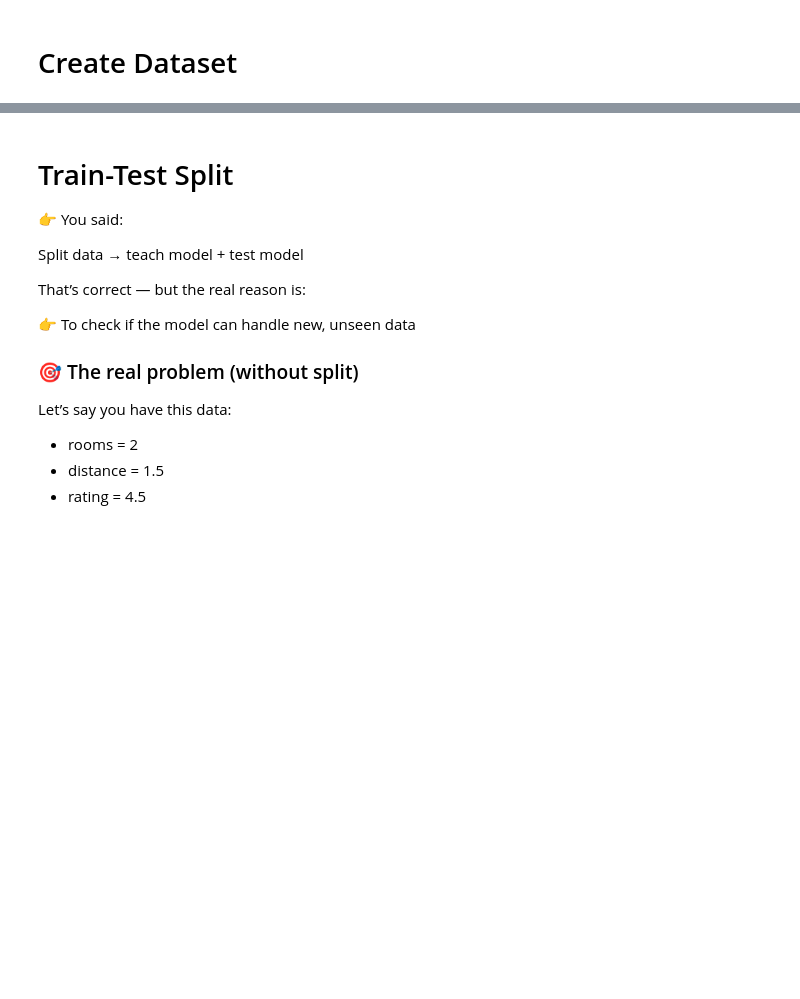
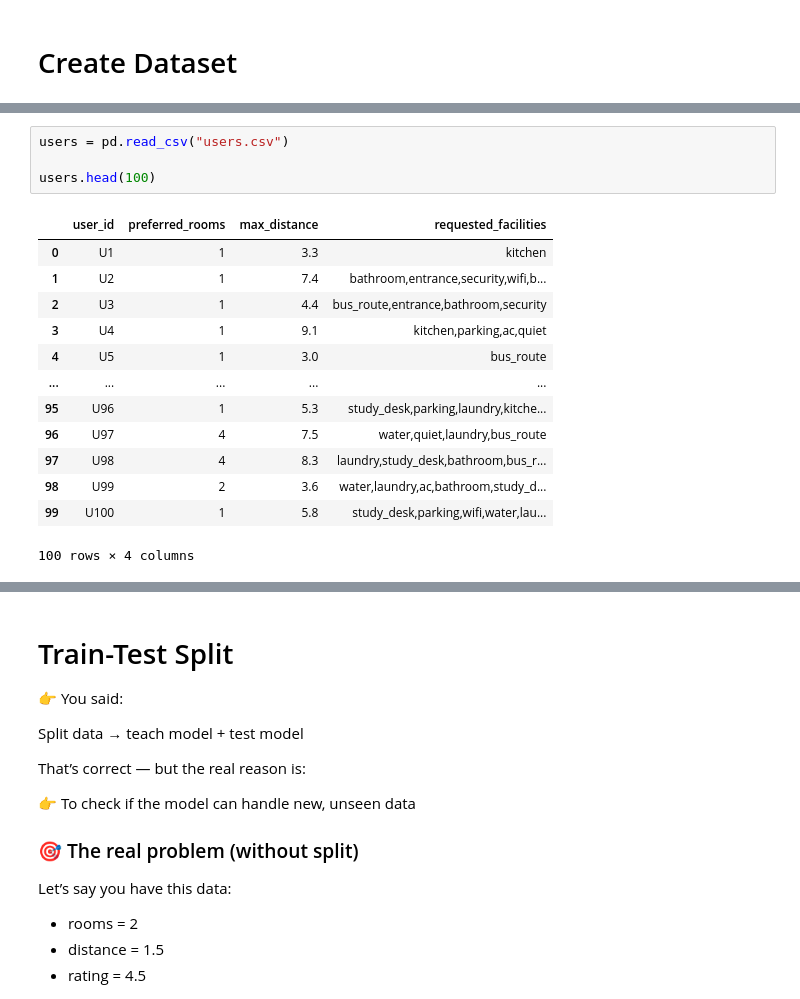
Before and after one commit to VihangaKulathilake/ml-boarding-recommendation-system, a Jupyter notebook: notebooks/training.ipynb, the cells around one changed output, grey strips where cells are left out. Saved outputs shown, nothing was run; the diff lists cells and outputs as text; blank space fills up the shorter version.

```diff
--- a/notebooks/training.ipynb
+++ b/notebooks/training.ipynb
@@ -30,0 +31,18 @@ df.head(200)
+# %%
+users = pd.read_csv("users.csv")
+
+users.head(100)
+# %% [output]
+|  | user_id | preferred_rooms | max_distance | requested_facilities |
+| 0 | U1 | 1 | 3.3 | kitchen |
+| 1 | U2 | 1 | 7.4 | bathroom,entrance,security,wifi,b... |
+| 2 | U3 | 1 | 4.4 | bus_route,entrance,bathroom,security |
+| 3 | U4 | 1 | 9.1 | kitchen,parking,ac,quiet |
+| 4 | U5 | 1 | 3.0 | bus_route |
+| ... | ... | ... | ... | ... |
+| 95 | U96 | 1 | 5.3 | study_desk,parking,laundry,kitche... |
+| 96 | U97 | 4 | 7.5 | water,quiet,laundry,bus_route |
+| 97 | U98 | 4 | 8.3 | laundry,study_desk,bathroom,bus_r... |
+| 98 | U99 | 2 | 3.6 | water,laundry,ac,bathroom,study_d... |
+| 99 | U100 | 1 | 5.8 | study_desk,parking,wifi,water,lau... |
+100 rows × 4 columns
```
Also changed, not shown: parts of 19 cells of this notebook, 5 other files.
